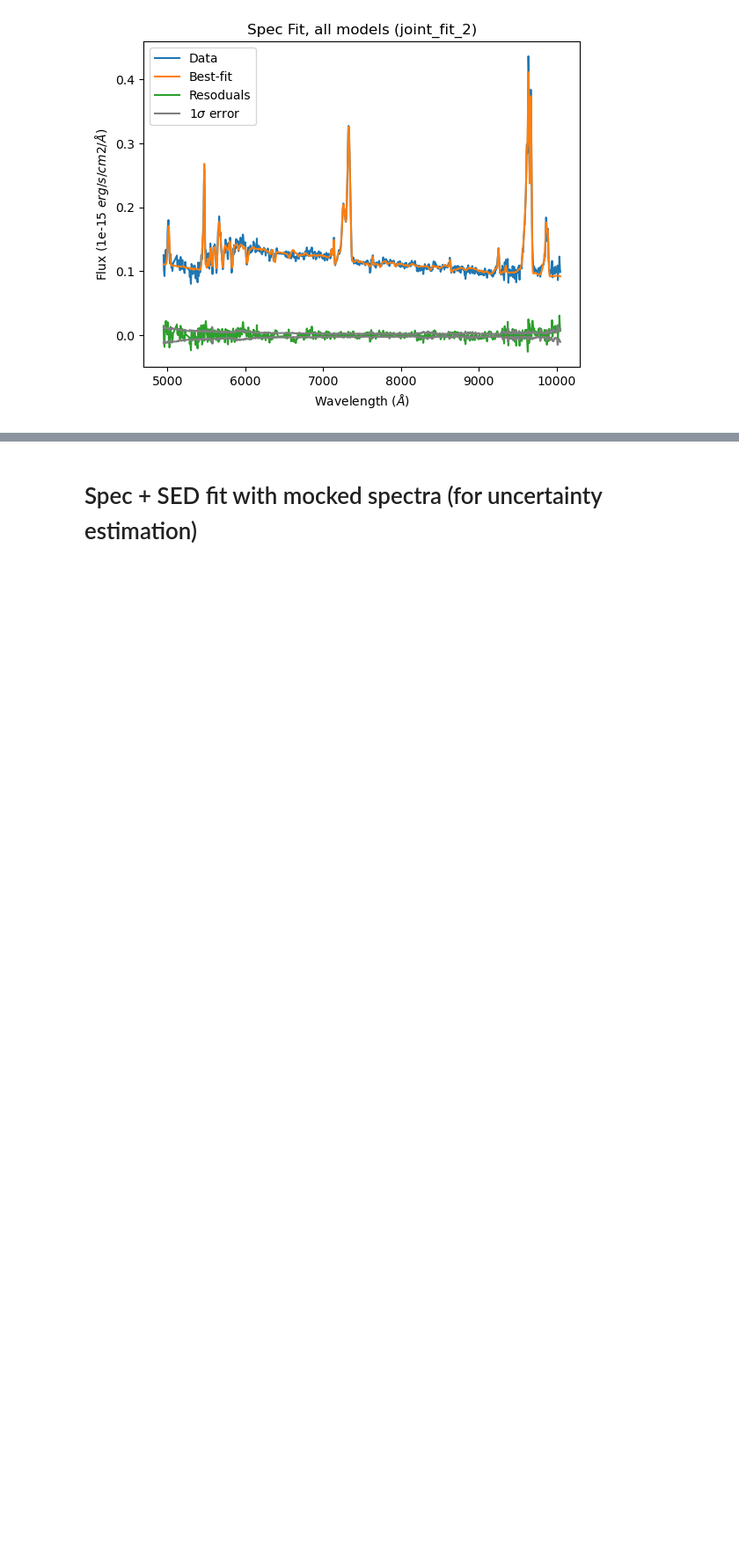
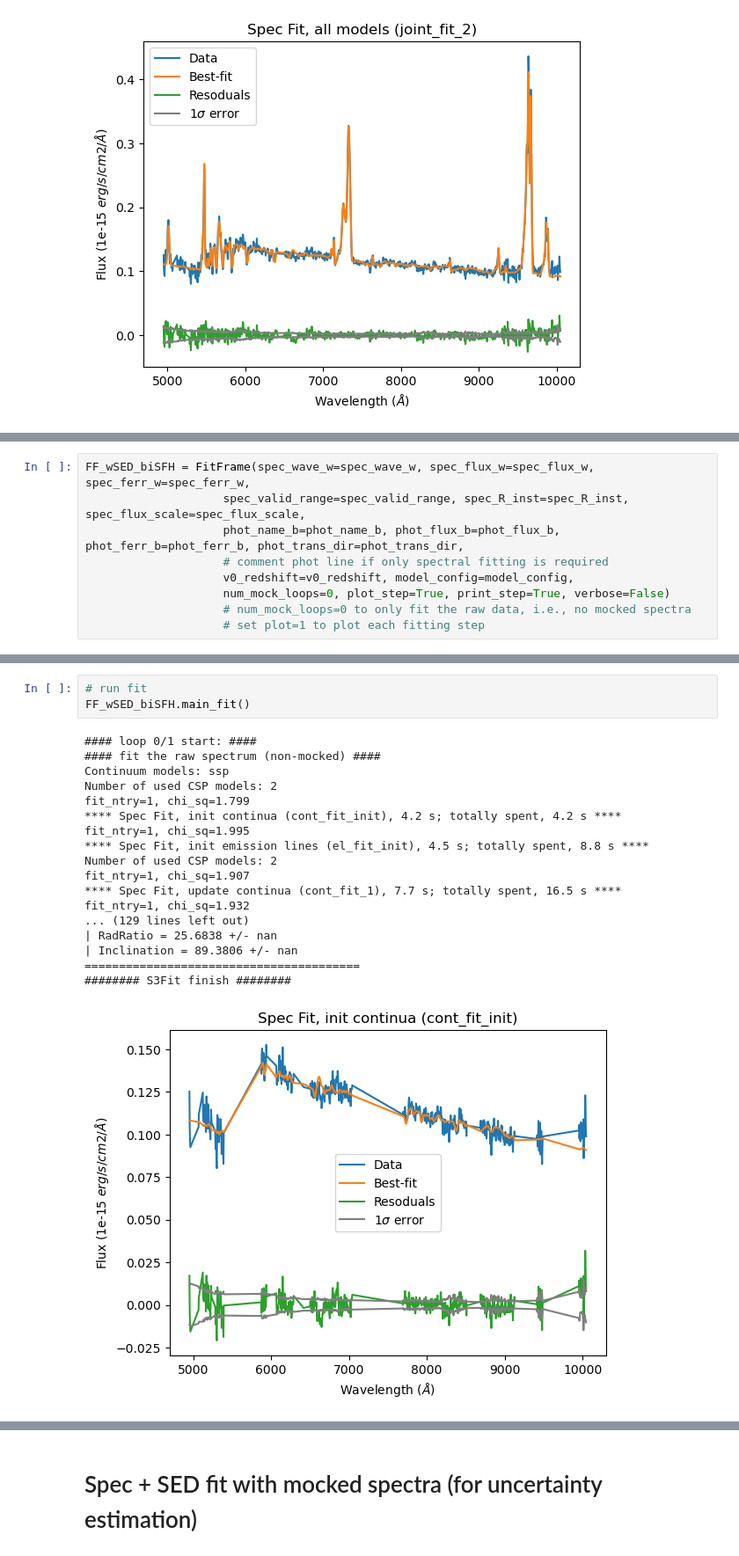
Before and after one commit to xychcz/S3Fit, a Jupyter notebook: example/example.ipynb, the cells around one changed output, grey strips where cells are left out. Shown at 88% size. Drawn from its saved outputs; the diff is of its cells as text; blank space fills up the shorter version.

```diff
--- a/example/example.ipynb
+++ b/example/example.ipynb
@@ -139,0 +142,9 @@ Best-fit stellar properties of the <main> component with exponential SFH.
+# %%
+FF_wSED_biSFH = FitFrame(spec_wave_w=spec_wave_w, spec_flux_w=spec_flux_w, spec_ferr_w=spec_ferr_w,
+                    spec_valid_range=spec_valid_range, spec_R_inst=spec_R_inst, spec_flux_scale=spec_flux_scale,
+                    phot_name_b=phot_name_b, phot_flux_b=phot_flux_b, phot_ferr_b=phot_ferr_b, phot_trans_dir=phot_trans_dir,
+                    # comment phot line if only spectral fitting is required
+                    v0_redshift=v0_redshift, model_config=model_config,
+                    num_mock_loops=0, plot_step=True, print_step=True, verbose=False)
+                    # num_mock_loops=0 to only fit the raw data, i.e., no mocked spectra
+                    # set plot=1 to plot each fitting step
@@ -139,0 +168,22 @@ Best-fit stellar properties of the <main> component with exponential SFH.
+# %%
+# run fit
+FF_wSED_biSFH.main_fit()
+# %% [output]
+#### loop 0/1 start: ####
+#### fit the raw spectrum (non-mocked) ####
+Continuum models: ssp
+Number of used CSP models: 2
+fit_ntry=1, chi_sq=1.799
+**** Spec Fit, init continua (cont_fit_init), 4.2 s; totally spent, 4.2 s ****
+fit_ntry=1, chi_sq=1.995
+**** Spec Fit, init emission lines (el_fit_init), 4.5 s; totally spent, 8.8 s ****
+Number of used CSP models: 2
+fit_ntry=1, chi_sq=1.907
+**** Spec Fit, update continua (cont_fit_1), 7.7 s; totally spent, 16.5 s ****
+fit_ntry=1, chi_sq=1.932
+... (129 lines left out)
+| RadRatio = 25.6838 +/- nan
+| Inclination = 89.3806 +/- nan
+========================================
+######## S3Fit finish ########
+[figure, added]
```
Also changed, not shown: parts of 12 cells of this notebook.
